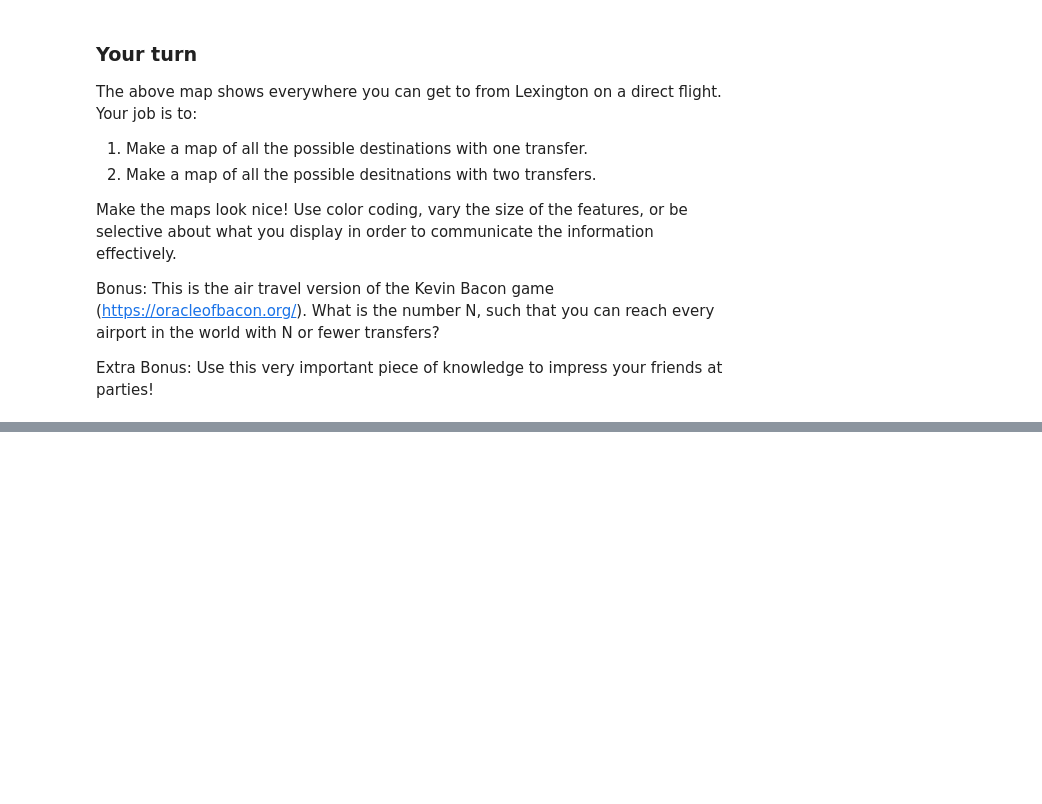
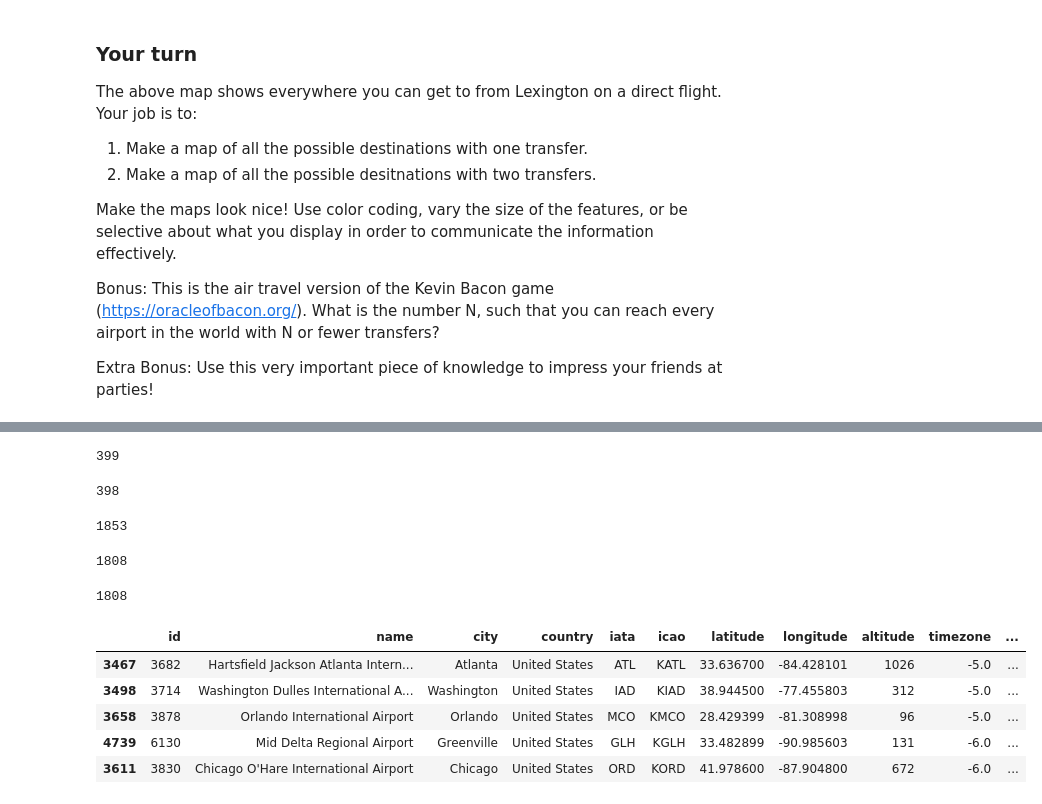
Before and after one commit to dmfrancis/ce599, a Jupyter notebook: 09-Mapping/interactive-mapping.ipynb, the cells around one changed output, grey strips where cells are left out. Saved outputs shown, nothing was run; the diff lists cells and outputs as text; code cells hidden in the pictures; blank space fills up the shorter version.

```diff
--- a/09-Mapping/interactive-mapping.ipynb
+++ b/09-Mapping/interactive-mapping.ipynb
@@ -470,0 +520,39 @@ import pyproj
+# %%
+s1 = list(dest1)
+len(s1)
+# %% [output]
+399
+# %%
+routes1_comb = pd.DataFrame(columns=['id', 'name', 'city', 'country', 'iata', 'icao', 'latitude', 'longitude', 'altitude','timezone', 'dst', 'tz', 'type', 'source'])
+for i in range(len(s1)):
+    routess = airports[(airports['iata']==str(s1[i]))]
+    routes1_comb = routes1_comb.append(routess)
+# %%
+len(routes1_comb)
+# %% [output]
+398
+# %%
+s2 = list(dest2)
+len(s2)
+# %% [output]
+1853
+# %%
+routes2_comb = pd.DataFrame(columns=['id', 'name', 'city', 'country', 'iata', 'icao', 'latitude', 'longitude', 'altitude','timezone', 'dst', 'tz', 'type', 'source'])
+for i in range(len(s2)):
+    routess = airports[(airports['iata']==str(s2[i]))]
+    routes2_comb = routes2_comb.append(routess)
+# %%
+len(routes2_comb)
+# %% [output]
+1808
+# %%
+print(len(routes2_comb))
+routes2_comb.head()
+# %% [output]
+1808
+|  | id | name | city | country | iata | icao | latitude | longitude | altitude | timezone | ... |
+| 3467 | 3682 | Hartsfield Jackson Atlanta Intern... | Atlanta | United States | ATL | KATL | 33.636700 | -84.428101 | 1026 | -5.0 | ... |
+| 3498 | 3714 | Washington Dulles International A... | Washington | United States | IAD | KIAD | 38.944500 | -77.455803 | 312 | -5.0 | ... |
+| 3658 | 3878 | Orlando International Airport | Orlando | United States | MCO | KMCO | 28.429399 | -81.308998 | 96 | -5.0 | ... |
+| 4739 | 6130 | Mid Delta Regional Airport | Greenville | United States | GLH | KGLH | 33.482899 | -90.985603 | 131 | -6.0 | ... |
+| 3611 | 3830 | Chicago O'Hare International Airport | Chicago | United States | ORD | KORD | 41.978600 | -87.904800 | 672 | -6.0 | ... |
```
Also changed, not shown: parts of 16 cells of this notebook, 5 other files.
